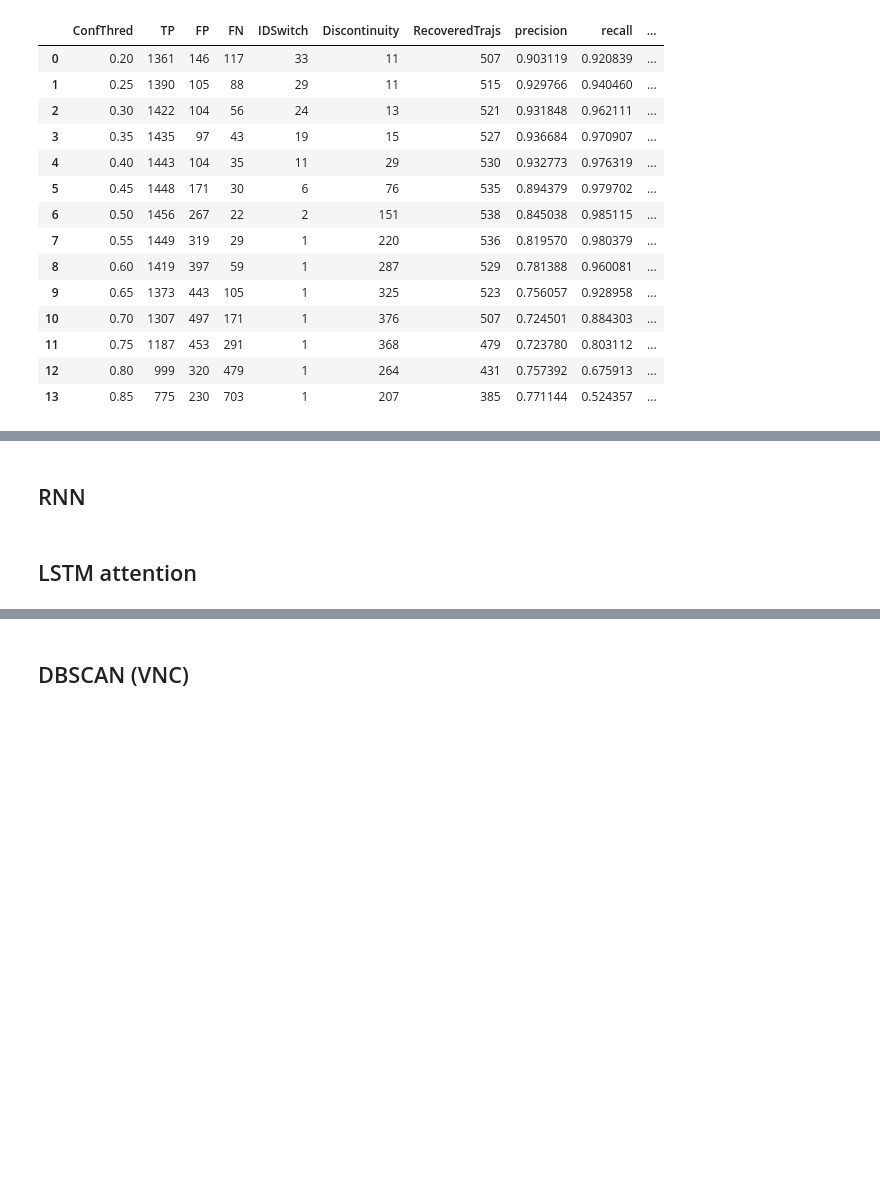
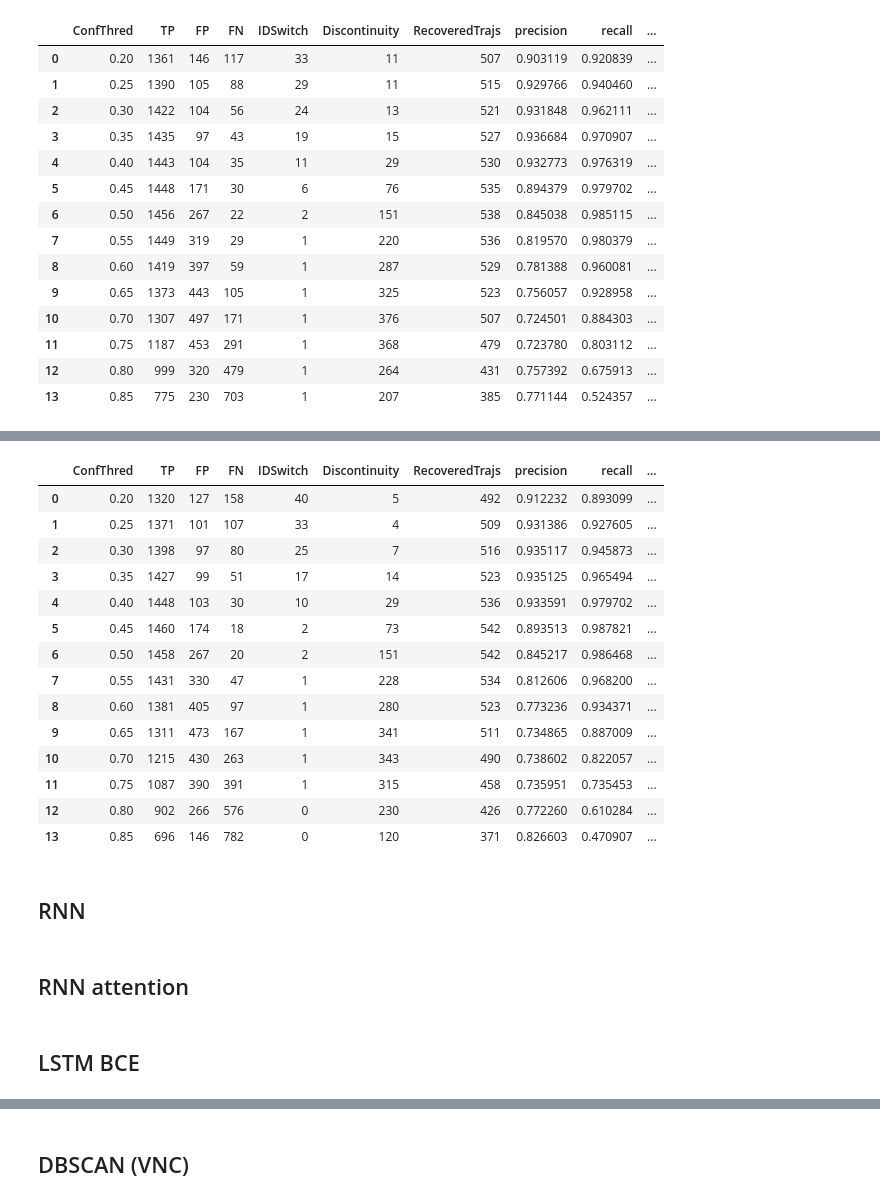
Before and after one commit to jksdbks123/Lidar-Tracker, a Jupyter notebook: ContextAware/DeepLearning/Evaluation2ndRevision.ipynb, the cells around one changed output, grey strips where cells are left out. Cells and saved outputs as stored; diff of their text form; code cells hidden in the pictures; blank space fills up the shorter version.

```diff
--- a/ContextAware/DeepLearning/Evaluation2ndRevision.ipynb
+++ b/ContextAware/DeepLearning/Evaluation2ndRevision.ipynb
@@ -159,0 +162,24 @@ df # encode-decoder 256 confidence threshold 0.2-0.9
+# %%
+
+lane_unit = 200
+time_span = 100
+hidden_size = 256
+num_layers = 2
+input_size = lane_unit
+learning_rate = 0.001
+num_epochs = 50
+dir_img = r'D:\TimeSpaceDiagramDataset\9th&VirTestDiagram_res5_2330\TimeSpace 2.v2i.yolov8\train\images'
+traj_dir = r'D:\TimeSpaceDiagramDataset\9th&VirTestDiagram_res5_2330\TimeSpace 2.v2i.yolov8\train\labels'
+# raw_time_space_diagram = np.load(r'D:\TimeSpaceDiagramDataset\9th&VirTestDiagram_res5_2330\lane_2.npy')
+img_out_folder = r'D:\TimeSpaceDiagramDataset\9th&VirTestDiagram_res5_2330\TimeSpace 2.v2i.yolov8\train\pred_out'
+time_span = 100
+lane_unit_num = 200
+x_error_threshold = 4
+best_model = BidirectionalLSTMLaneReconstructorWithAttention(input_size, hidden_size, num_layers).to(device)
+mocel_save_path = r"D:\TimeSpaceDiagramDataset\LSTM_att_256_EncoderDecoder_EvenlySampled_FreeflowAug_0416_5res_lanechange_signal\models\train_0"
+if not os.path.exists(mocel_save_path):
+    os.makedirs(mocel_save_path)
+model_name = f'checkpoint_8.pth'
+best_model.load_state_dict(torch.load(os.path.join(mocel_save_path, model_name),weights_only=False))
+best_model.eval()
+# db = Raster_DBSCAN(Td_map_szie=(lane_unit,time_span), window_size=[9,15],eps = 1,min_samples=1)
@@ -160,3 +274,21 @@ df # encode-decoder 256 confidence threshold 0.2-0.9
+# %%
+df
+# %% [output]
+|  | ConfThred | TP | FP | FN | IDSwitch | Discontinuity | RecoveredTrajs | precision | recall | ... |
+| 0 | 0.20 | 1320 | 127 | 158 | 40 | 5 | 492 | 0.912232 | 0.893099 | ... |
+| 1 | 0.25 | 1371 | 101 | 107 | 33 | 4 | 509 | 0.931386 | 0.927605 | ... |
+| 2 | 0.30 | 1398 | 97 | 80 | 25 | 7 | 516 | 0.935117 | 0.945873 | ... |
+| 3 | 0.35 | 1427 | 99 | 51 | 17 | 14 | 523 | 0.935125 | 0.965494 | ... |
+| 4 | 0.40 | 1448 | 103 | 30 | 10 | 29 | 536 | 0.933591 | 0.979702 | ... |
+| 5 | 0.45 | 1460 | 174 | 18 | 2 | 73 | 542 | 0.893513 | 0.987821 | ... |
+| 6 | 0.50 | 1458 | 267 | 20 | 2 | 151 | 542 | 0.845217 | 0.986468 | ... |
+| 7 | 0.55 | 1431 | 330 | 47 | 1 | 228 | 534 | 0.812606 | 0.968200 | ... |
+| 8 | 0.60 | 1381 | 405 | 97 | 1 | 280 | 523 | 0.773236 | 0.934371 | ... |
+| 9 | 0.65 | 1311 | 473 | 167 | 1 | 341 | 511 | 0.734865 | 0.887009 | ... |
+| 10 | 0.70 | 1215 | 430 | 263 | 1 | 343 | 490 | 0.738602 | 0.822057 | ... |
+| 11 | 0.75 | 1087 | 390 | 391 | 1 | 315 | 458 | 0.735951 | 0.735453 | ... |
+| 12 | 0.80 | 902 | 266 | 576 | 0 | 230 | 426 | 0.772260 | 0.610284 | ... |
+| 13 | 0.85 | 696 | 146 | 782 | 0 | 120 | 371 | 0.826603 | 0.470907 | ... |
 # %% [markdown]
 ## RNN
 # %%
@@ -342,7 +474,7 @@ df['precision'] = df['TP'] / (df['TP'] + df['FP'])
 df['recall'] = df['TP'] / (df['TP'] + df['FN'])
 df['F1'] = 2 * df['precision'] * df['recall'] / (df['precision'] + df['recall'])
 # %% [markdown]
-## LSTM attention
+## RNN attention
 # %%
 
 lane_unit = 200
@@ -435,3 +567,5 @@ df = pd.DataFrame({'ConfThred':np.arange(0.2,0.9,0.05),'TP':total_tps,'FP':total
 df['precision'] = df['TP'] / (df['TP'] + df['FP'])
 df['recall'] = df['TP'] / (df['TP'] + df['FN'])
 df['F1'] = 2 * df['precision'] * df['recall'] / (df['precision'] + df['recall'])
+# %% [markdown]
+## LSTM BCE
```
Also changed, not shown: parts of 13 cells of this notebook, 2 other files.
